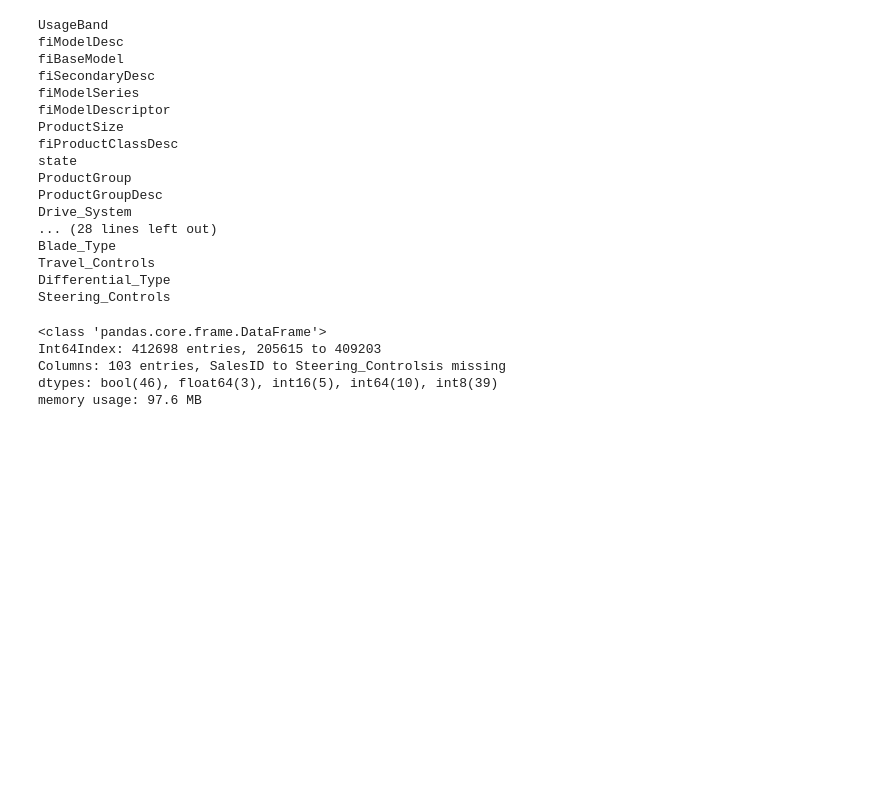
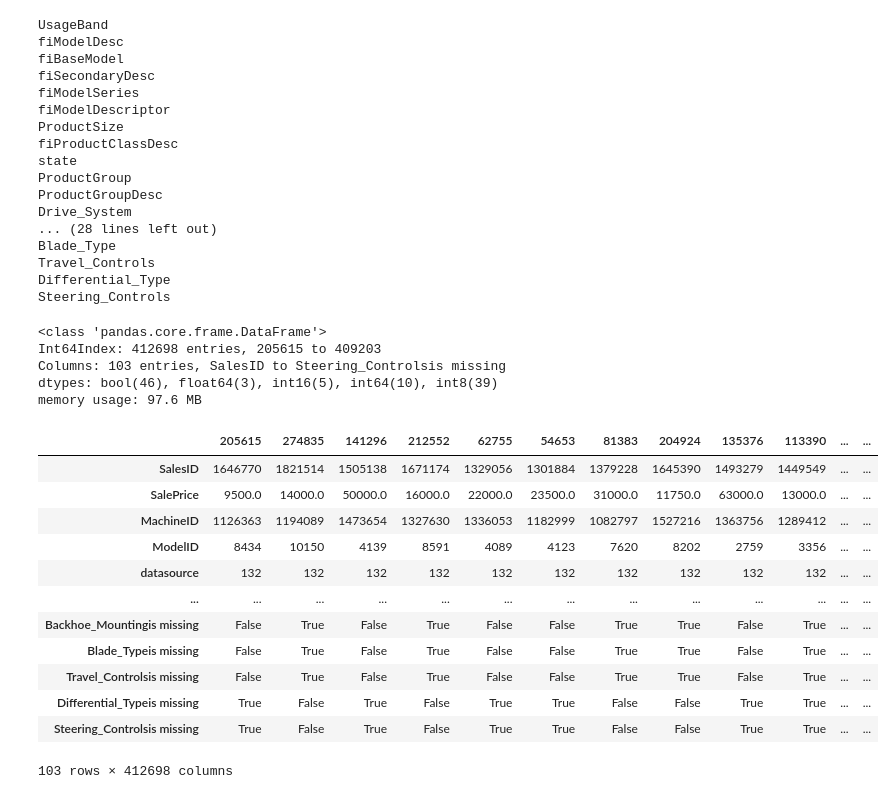
Before and after one commit to algoexpert2468/truck-price-prediction-with-time-variant, a Jupyter notebook: bulldozer_price_prediction_with_time_variant.ipynb, the cells around one changed output. Cells and saved outputs as stored; diff of their text form; code cells hidden in the pictures; blank space fills up the shorter version.

```diff
--- a/bulldozer_price_prediction_with_time_variant.ipynb
+++ b/bulldozer_price_prediction_with_time_variant.ipynb
@@ -378,6 +378,20 @@ Columns: 103 entries, SalesID to Steering_Controlsis missing
 dtypes: bool(46), float64(3), int16(5), int64(10), int8(39)
 memory usage: 97.6 MB
 # %%
-df_tmp.T.head()
+df_tmp.T
+# %% [output]
+|  | 205615 | 274835 | 141296 | 212552 | 62755 | 54653 | 81383 | 204924 | 135376 | 113390 | ... | ... |
+| SalesID | 1646770 | 1821514 | 1505138 | 1671174 | 1329056 | 1301884 | 1379228 | 1645390 | 1493279 | 1449549 | ... | ... |
+| SalePrice | 9500.0 | 14000.0 | 50000.0 | 16000.0 | 22000.0 | 23500.0 | 31000.0 | 11750.0 | 63000.0 | 13000.0 | ... | ... |
+| MachineID | 1126363 | 1194089 | 1473654 | 1327630 | 1336053 | 1182999 | 1082797 | 1527216 | 1363756 | 1289412 | ... | ... |
+| ModelID | 8434 | 10150 | 4139 | 8591 | 4089 | 4123 | 7620 | 8202 | 2759 | 3356 | ... | ... |
+| datasource | 132 | 132 | 132 | 132 | 132 | 132 | 132 | 132 | 132 | 132 | ... | ... |
+| ... | ... | ... | ... | ... | ... | ... | ... | ... | ... | ... | ... | ... |
+| Backhoe_Mountingis missing | False | True | False | True | False | False | True | True | False | True | ... | ... |
+| Blade_Typeis missing | False | True | False | True | False | False | True | True | False | True | ... | ... |
+| Travel_Controlsis missing | False | True | False | True | False | False | True | True | False | True | ... | ... |
+| Differential_Typeis missing | True | False | True | False | True | True | False | False | True | True | ... | ... |
+| Steering_Controlsis missing | True | False | True | False | True | True | False | False | True | True | ... | ... |
+103 rows × 412698 columns
 # %%
 df_tmp.isna().sum()
```
Also changed, not shown: parts of 12 cells of this notebook.
